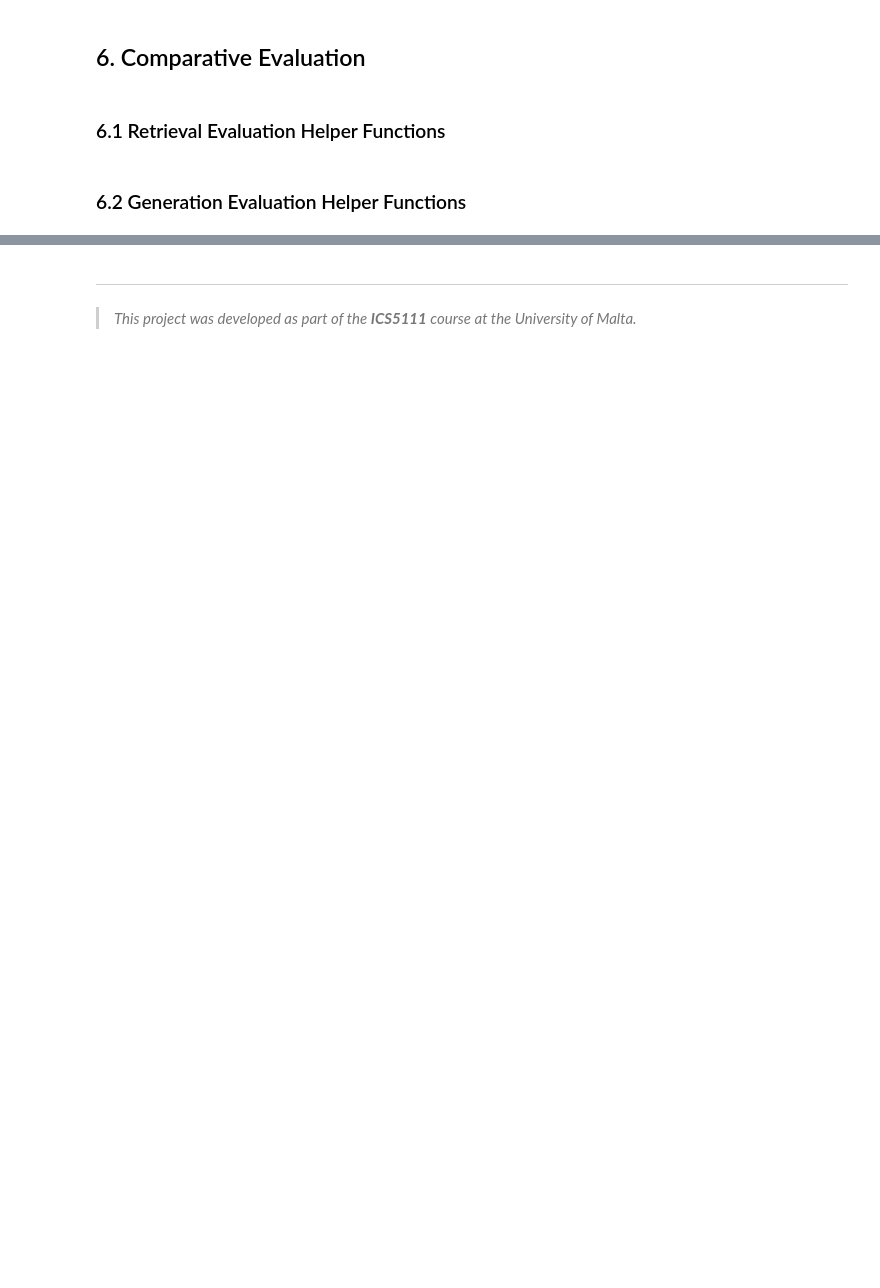
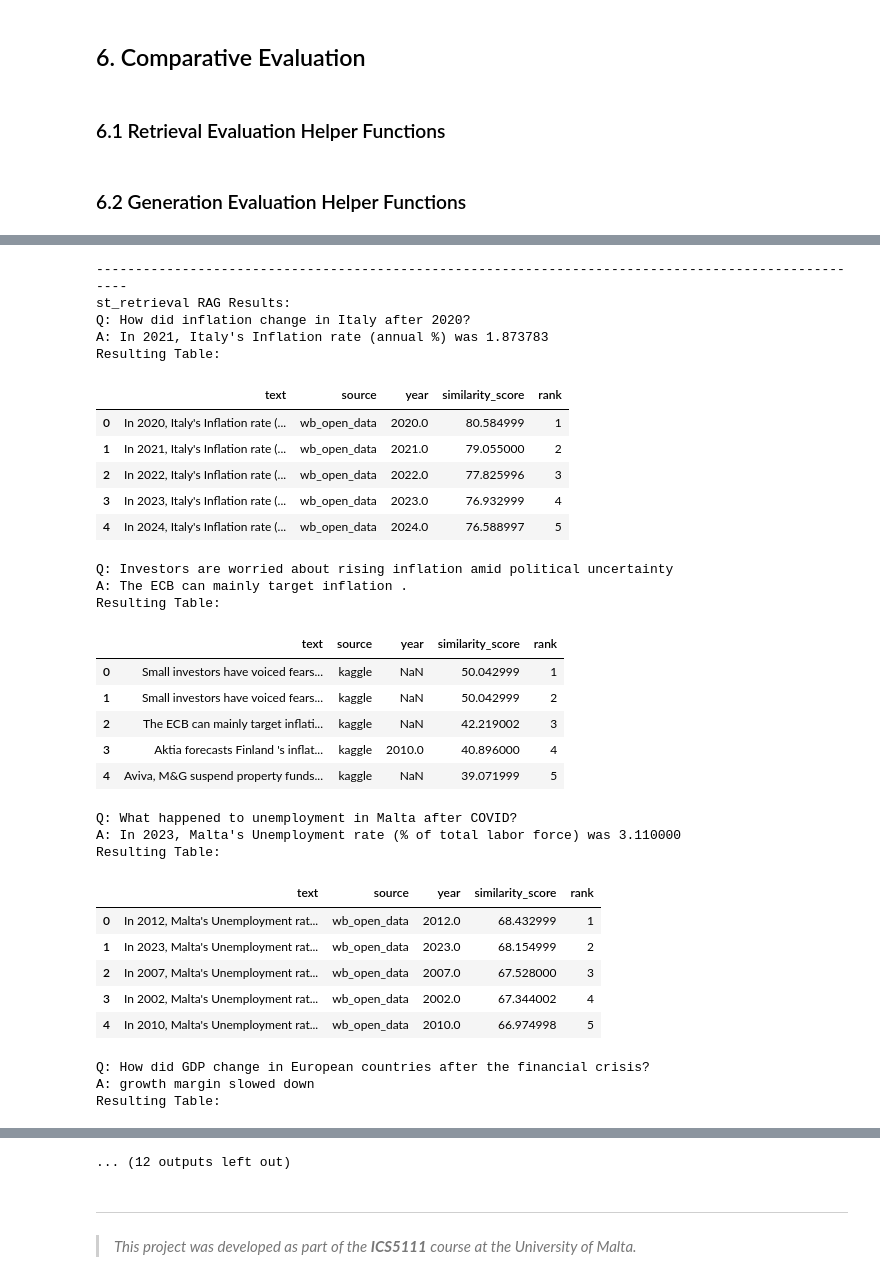
Before and after one commit to DavidF-22/ICS5111-MiningLargeScaleData_Project, a Jupyter notebook: RagAssignment.ipynb, the cells around one changed output, grey strips where cells are left out. Drawn from its saved outputs; the diff is of its cells as text; code cells hidden in the pictures; blank space fills up the shorter version.

```diff
--- a/RagAssignment.ipynb
+++ b/RagAssignment.ipynb
@@ -1199,0 +928,25 @@ def rouge_eval(candidate, reference):
+# %%
+gen_tokenizer = AutoTokenizer.from_pretrained("google/flan-t5-large")
+gen_model = AutoModelForSeq2SeqLM.from_pretrained("google/flan-t5-large")
+
+def rag_generate(f, query, top_k=5):
+    results = f(query, top_k)
+    context = " ".join(results["text"].tolist())
+
+    prompt = f"""
+    Context: {context}
+
+    Question: {query}
+
+    Answer the question in one complete sentence:
+    """
+
+    # Tokenize for generator
+    inputs = gen_tokenizer(prompt, return_tensors="pt", truncation=True)
+    # Generate answer
+    outputs = gen_model.generate(**inputs, max_new_tokens=100)
+    # Isolate answer
+    answer = gen_tokenizer.decode(outputs[0], skip_special_tokens=True)
+
+    # return answer with top similarity_score and top rank
+    return answer, results
@@ -1199,0 +955,53 @@ def rouge_eval(candidate, reference):
+# %%
+queries = [
+    "How did inflation change in Italy after 2020?",
+    "Investors are worried about rising inflation amid political uncertainty",
+    "What happened to unemployment in Malta after COVID?",
+    "How did GDP change in European countries after the financial crisis?",
+    "What trends are observed in European interest rates in recent years?",
+    "How has economic growth evolved in the Eurozone after 2015?"
+]
+
+retrievers = [st_retrieval, dpr_retrieval]
+
+for retriever in retrievers:
+    print(f"{'-'*100}\n{retriever.__name__} RAG Results:")
+
+    for q in queries:
+        answer, results = rag_generate(retriever, q, top_k=5)
+        print(f"Q: {q}\nA: {answer}\nResulting Table: \n")
+        display(results)
+        print("\n")
+# %% [output]
+----------------------------------------------------------------------------------------------------
+st_retrieval RAG Results:
+Q: How did inflation change in Italy after 2020?
+A: In 2021, Italy's Inflation rate (annual %) was 1.873783
+Resulting Table:
+|  | text | source | year | similarity_score | rank |
+| 0 | In 2020, Italy's Inflation rate (... | wb_open_data | 2020.0 | 80.584999 | 1 |
+| 1 | In 2021, Italy's Inflation rate (... | wb_open_data | 2021.0 | 79.055000 | 2 |
+| 2 | In 2022, Italy's Inflation rate (... | wb_open_data | 2022.0 | 77.825996 | 3 |
+| 3 | In 2023, Italy's Inflation rate (... | wb_open_data | 2023.0 | 76.932999 | 4 |
+| 4 | In 2024, Italy's Inflation rate (... | wb_open_data | 2024.0 | 76.588997 | 5 |
+Q: Investors are worried about rising inflation amid political uncertainty
+A: The ECB can mainly target inflation .
+Resulting Table:
+|  | text | source | year | similarity_score | rank |
+| 0 | Small investors have voiced fears... | kaggle | NaN | 50.042999 | 1 |
+| 1 | Small investors have voiced fears... | kaggle | NaN | 50.042999 | 2 |
+| 2 | The ECB can mainly target inflati... | kaggle | NaN | 42.219002 | 3 |
+| 3 | Aktia forecasts Finland 's inflat... | kaggle | 2010.0 | 40.896000 | 4 |
+| 4 | Aviva, M&G suspend property funds... | kaggle | NaN | 39.071999 | 5 |
+Q: What happened to unemployment in Malta after COVID?
+A: In 2023, Malta's Unemployment rate (% of total labor force) was 3.110000
+Resulting Table:
+|  | text | source | year | similarity_score | rank |
+| 0 | In 2012, Malta's Unemployment rat... | wb_open_data | 2012.0 | 68.432999 | 1 |
+| 1 | In 2023, Malta's Unemployment rat... | wb_open_data | 2023.0 | 68.154999 | 2 |
+| 2 | In 2007, Malta's Unemployment rat... | wb_open_data | 2007.0 | 67.528000 | 3 |
+| 3 | In 2002, Malta's Unemployment rat... | wb_open_data | 2002.0 | 67.344002 | 4 |
+| 4 | In 2010, Malta's Unemployment rat... | wb_open_data | 2010.0 | 66.974998 | 5 |
+Q: How did GDP change in European countries after the financial crisis?
+A: growth margin slowed down
+Resulting Table:
@@ -1200,3 +1032,4 @@ def rouge_eval(candidate, reference):
+... (12 outputs left out)
 # %% [markdown]
 ---
 > *This project was developed as part of the **ICS5111** course at the University of Malta.*
```
Also changed, not shown: parts of 51 cells of this notebook, 1 other file.
